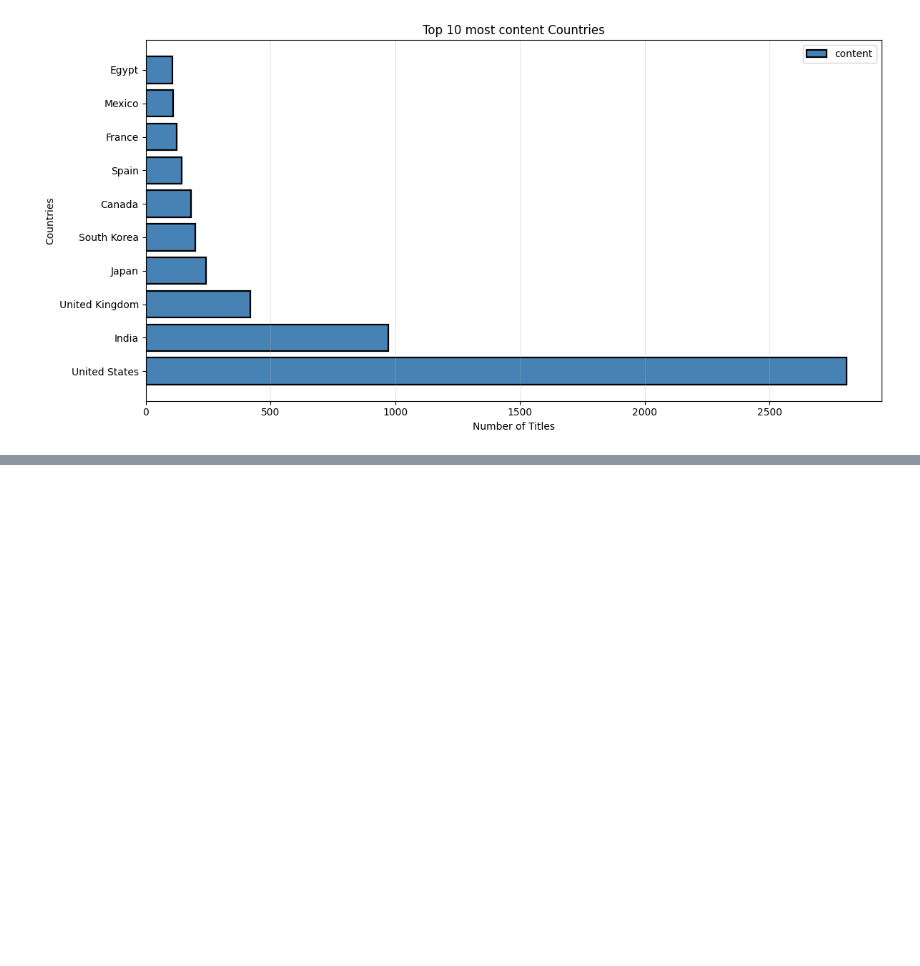
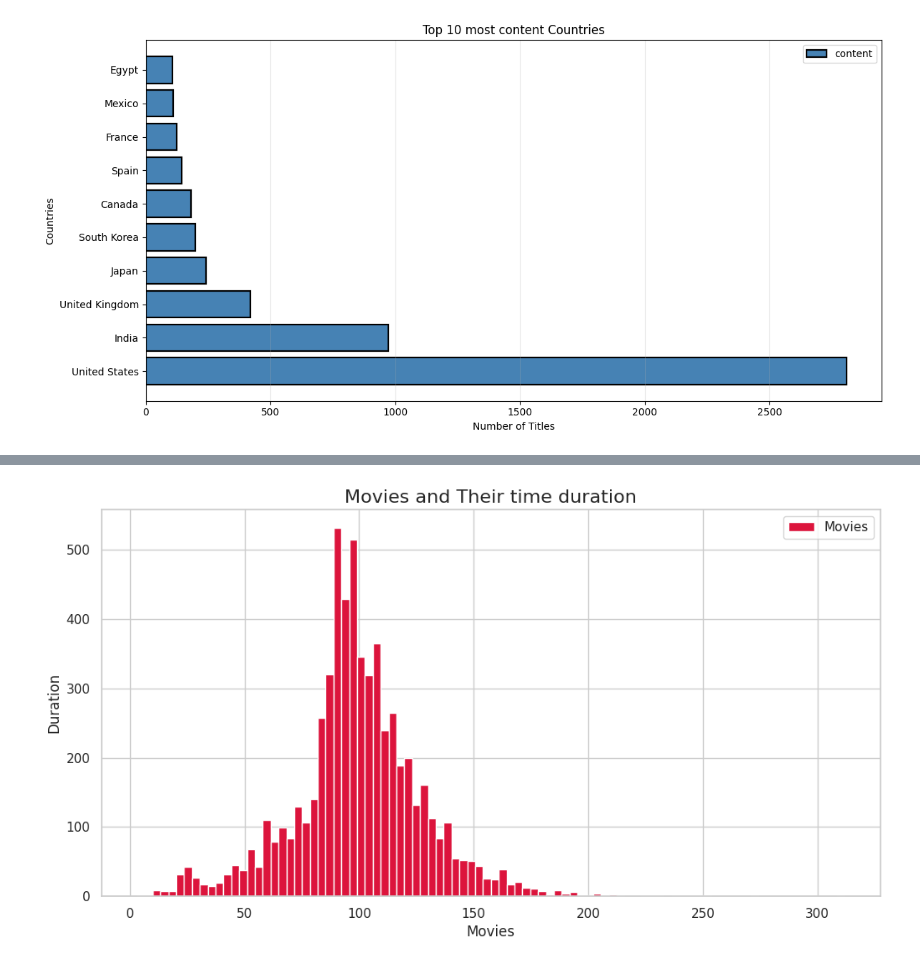
Before and after one commit to DevBhargav07/ML_Learning_Pluto, a Jupyter notebook: Codespace/ML_Learning.ipynb, the cells around one changed output, grey strips where cells are left out. Cells and saved outputs as stored; diff of their text form; code cells hidden in the pictures; blank space fills up the shorter version.

```diff
--- a/Codespace/ML_Learning.ipynb
+++ b/Codespace/ML_Learning.ipynb
@@ -408,0 +435,11 @@ plt.show()
+# %%
+plt.figure(figsize=(12, 6))
+
+plt.hist(movies["duration_time"].dropna(), color="crimson", edgecolor="white", bins=90, label="Movies")
+plt.title("Movies and Their time duration", fontsize=16)
+plt.xlabel("Movies")
+plt.ylabel("Duration")
+plt.legend()
+plt.show()
+# %% [output]
+[figure, added]
```
Also changed, not shown: parts of 8 cells of this notebook.
